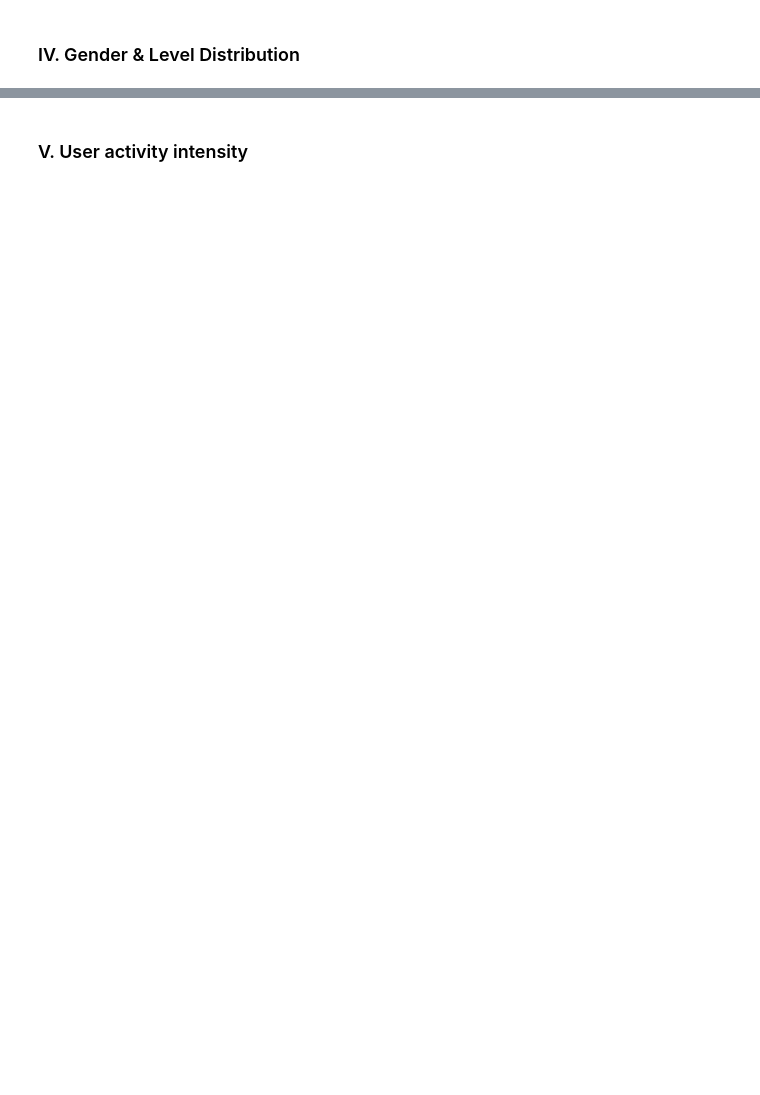
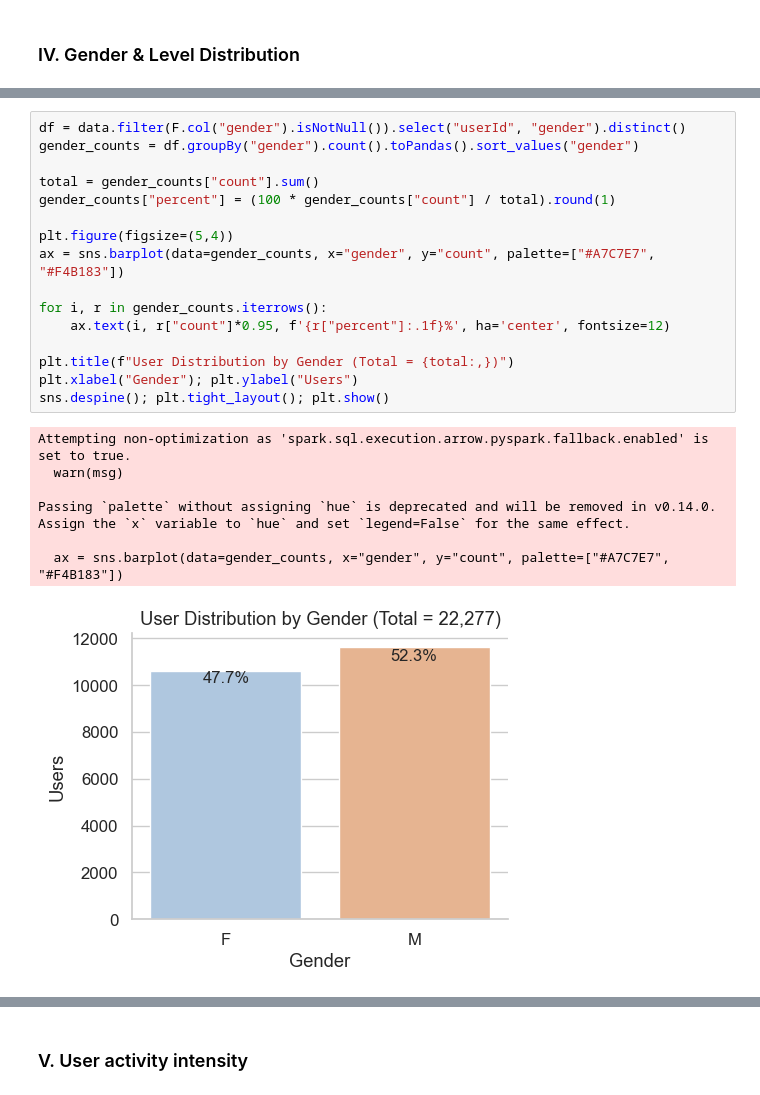
Before and after one commit to ZlataSparrow/Churn_Risk_Classification, a Jupyter notebook: notebook/02_EDA.ipynb, the cells around one changed output, grey strips where cells are left out. Drawn from its saved outputs; the diff is of its cells as text; blank space fills up the shorter version.

```diff
--- a/notebook/02_EDA.ipynb
+++ b/notebook/02_EDA.ipynb
@@ -464,0 +417,24 @@ Attempting non-optimization as 'spark.sql.execution.arrow.pyspark.fallback.enabl
+# %%
+df = data.filter(F.col("gender").isNotNull()).select("userId", "gender").distinct()
+gender_counts = df.groupBy("gender").count().toPandas().sort_values("gender")
+
+total = gender_counts["count"].sum()
+gender_counts["percent"] = (100 * gender_counts["count"] / total).round(1)
+
+plt.figure(figsize=(5,4))
+ax = sns.barplot(data=gender_counts, x="gender", y="count", palette=["#A7C7E7", "#F4B183"])
+
+for i, r in gender_counts.iterrows():
+    ax.text(i, r["count"]*0.95, f'{r["percent"]:.1f}%', ha='center', fontsize=12)
+
+plt.title(f"User Distribution by Gender (Total = {total:,})")
+plt.xlabel("Gender"); plt.ylabel("Users")
+sns.despine(); plt.tight_layout(); plt.show()
+# %% [output]
+Attempting non-optimization as 'spark.sql.execution.arrow.pyspark.fallback.enabled' is set to true.
+  warn(msg)
+
+Passing `palette` without assigning `hue` is deprecated and will be removed in v0.14.0. Assign the `x` variable to `hue` and set `legend=False` for the same effect.
+
+  ax = sns.barplot(data=gender_counts, x="gender", y="count", palette=["#A7C7E7", "#F4B183"])
+[figure, added]
```
Also changed, not shown: parts of 43 cells of this notebook, 1 other file.
